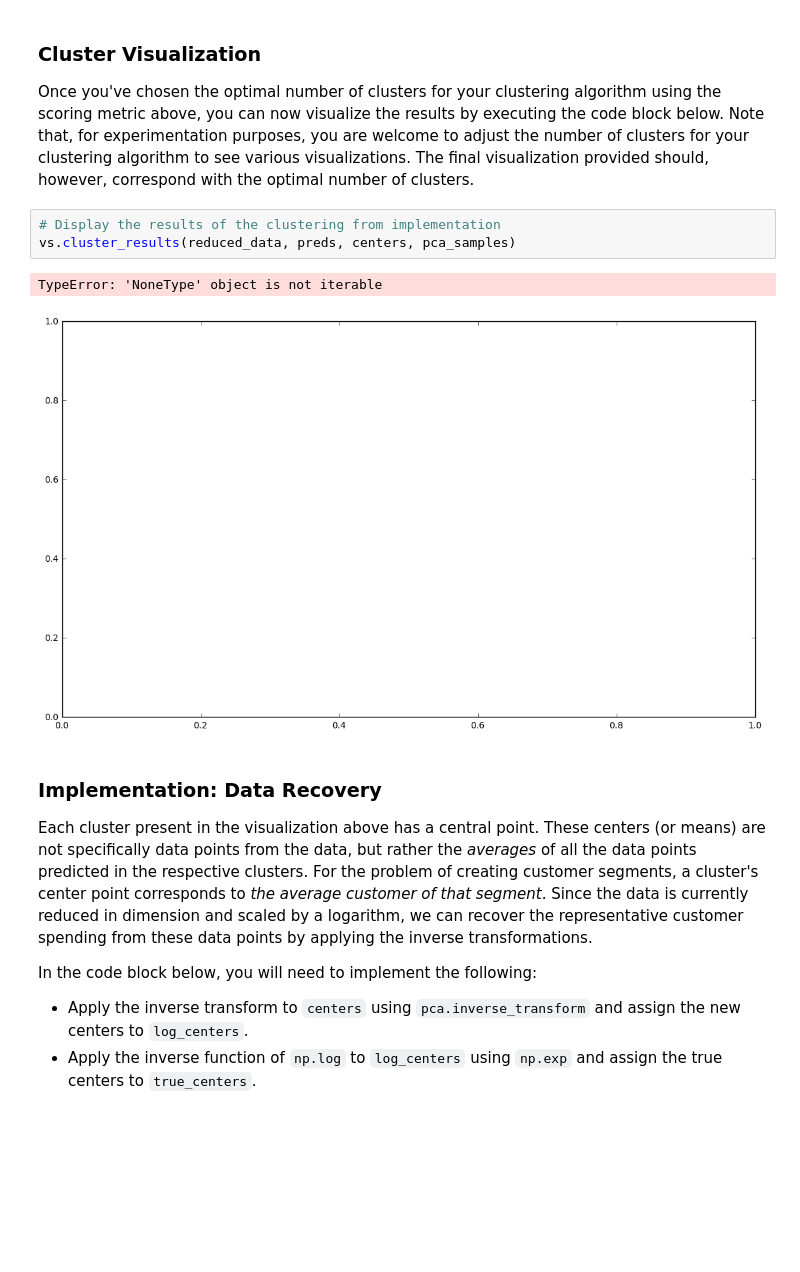
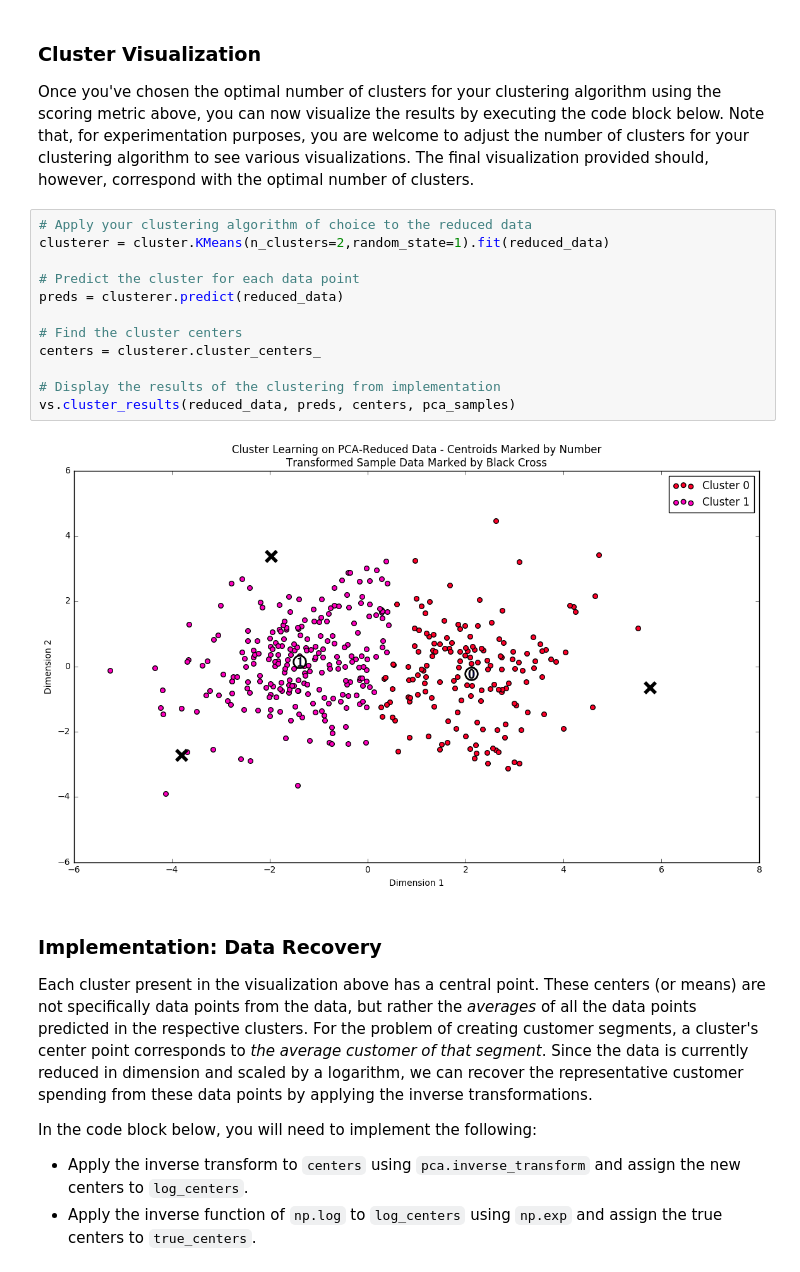
Before and after one commit to skamkar/the-customer-is-always-angry, a Jupyter notebook: customer_segments.ipynb, the cells around one changed output. Saved outputs shown, nothing was run; the diff lists cells and outputs as text; blank space fills up the shorter version.

```diff
--- a/customer_segments.ipynb
+++ b/customer_segments.ipynb
@@ -463,12 +492,20 @@ Silhouette score =  0.367515698386 for  9 clusters
 # %% [markdown]
 ### Cluster Visualization
 Once you've chosen the optimal number of clusters for your clustering algorithm using the scoring metric above, you can now visualize the results by executing the code block below. Note that, for experimentation purposes, you are welcome to adjust the number of clusters for your clustering algorithm to see various visualizations. The final visualization provided should, however, correspond with the optimal number of clusters.
-# %%
-# Display the results of the clustering from implementation
-vs.cluster_results(reduced_data, preds, centers, pca_samples)
-# %% [output]
-TypeError: 'NoneType' object is not iterable
-[figure, removed]
+# %%
+# Apply your clustering algorithm of choice to the reduced data
+clusterer = cluster.KMeans(n_clusters=2,random_state=1).fit(reduced_data)
+
+# Predict the cluster for each data point
+preds = clusterer.predict(reduced_data)
+
+# Find the cluster centers
+centers = clusterer.cluster_centers_
+
+# Display the results of the clustering from implementation
+vs.cluster_results(reduced_data, preds, centers, pca_samples)
+# %% [output]
+[figure, added]
 # %% [markdown]
 ### Implementation: Data Recovery
 Each cluster present in the visualization above has a central point. These centers (or means) are not specifically data points from the data, but rather the *averages* of all the data points predicted in the respective clusters. For the problem of creating customer segments, a cluster's center point corresponds to *the average customer of that segment*. Since the data is currently reduced in dimension and scaled by a logarithm, we can recover the representative customer spending from these data points by applying the inverse transformations.
```
Also changed, not shown: parts of 22 cells of this notebook.
